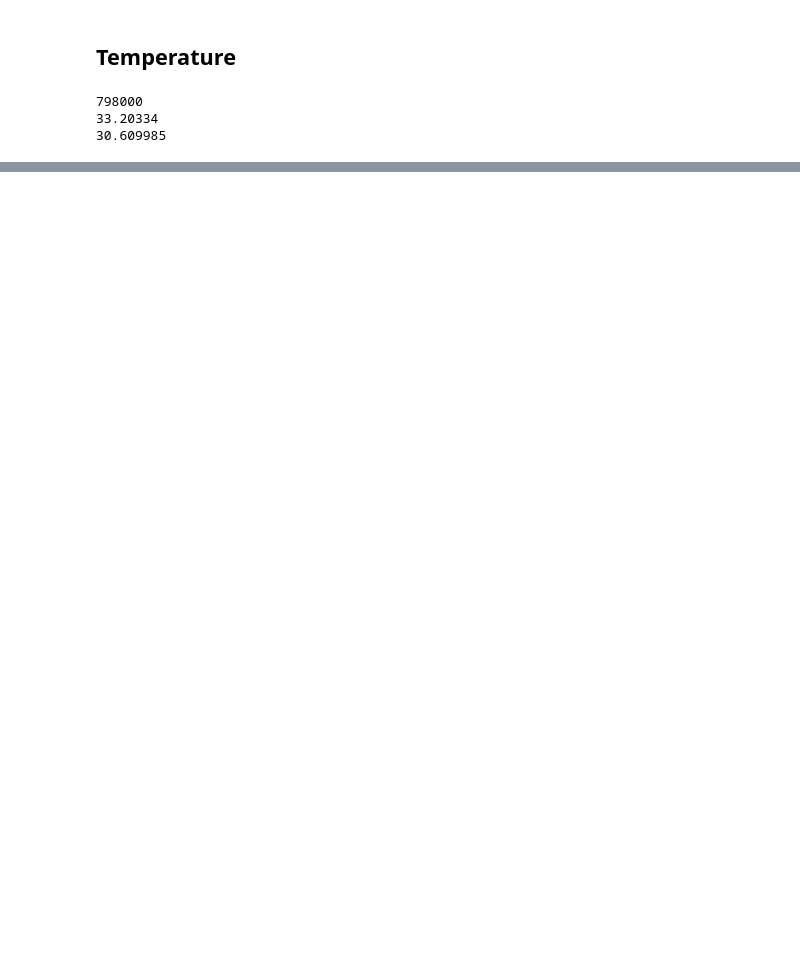
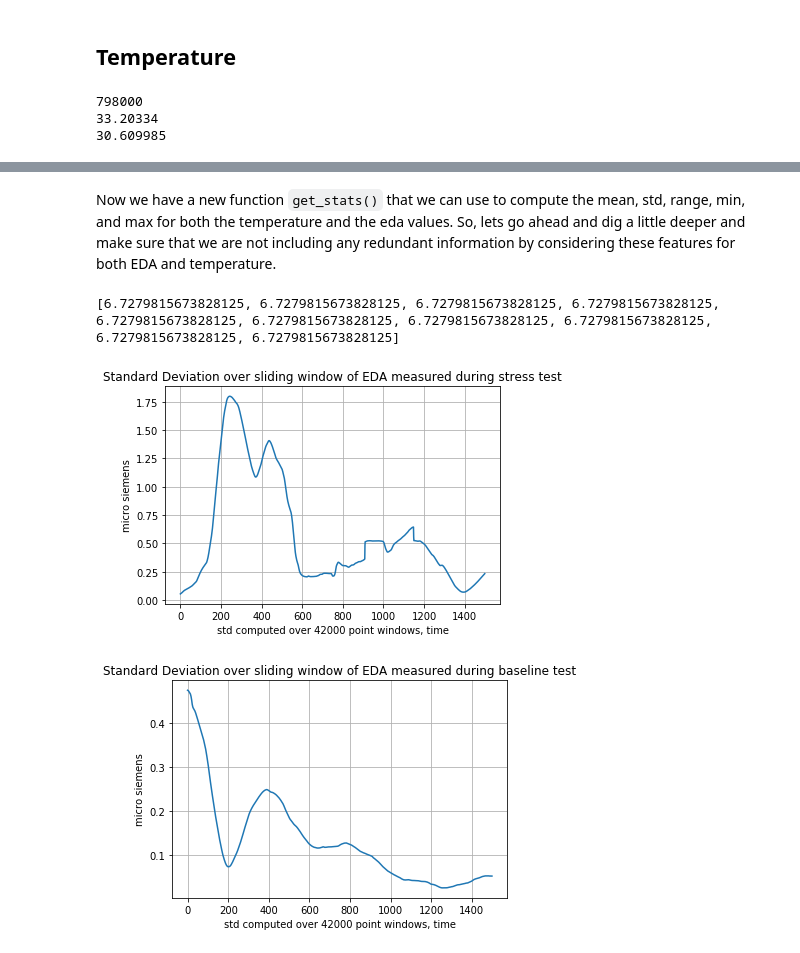
Before and after one commit to BradySheehan/wesad_experiments, a Jupyter notebook: notebooks/features.ipynb, the cells around one changed output, grey strips where cells are left out. Saved outputs shown, nothing was run; the diff lists cells and outputs as text; code cells hidden in the pictures; blank space fills up the shorter version.

Commit message:
Included analysis of features for EDA and TEMP as well as a correction for using a different window shift during the feature calculations

```diff
--- a/notebooks/features.ipynb
+++ b/notebooks/features.ipynb
@@ -83,6 +81,10 @@ Some features of interest for the EDA data are:
 temp = subject_three[0]['Temp']
 acc = subject_three[0]['ACC']
 eda = subject_three[0]['EDA']
+
+temp_stress = subject_three[1]['Temp']
+acc_stress = subject_three[1]['ACC']
+eda_stress = subject_three[1]['EDA']
 # %% [markdown]
 ## Temperature
 # %%
@@ -94,12 +96,13 @@ print(np.amin(temp))
 33.20334
 30.609985
 # %%
-window_size = 3500
+window_size = 42000
+window_shift = 175
 max_temp = []
 min_temp = []
 dynamic_range_temp = []
-for i in range(0,len(temp) - window_size,window_size):
-    window = temp[i:window_size - 1 + i]
+for i in range(0,len(temp) - window_size,window_shift):
+    window = temp[i:window_size + i]
     max_temp.append(np.amax(window))
     min_temp.append(np.amin(window))
     dynamic_range_temp.append(max_temp[-1] - min_temp[-1])
@@ -113,0 +157,9 @@ print(dynamic_range[1:5])
+# %%
+eda_features_stress = data.get_stats(eda_stress, window_size)
+eda_features_base = data.get_stats(eda, window_size)
+# %% [markdown]
+Now we have a new function `get_stats()` that we can use to compute the mean, std, range, min, and max for both the temperature and the eda values. So, lets go ahead and dig a little deeper and make sure that we are not including any redundant information by considering these features for both EDA and temperature.
+# %%
+print(eda_features_stress['min'][0:10])
+# %% [output]
+[6.7279815673828125, 6.7279815673828125, 6.7279815673828125, 6.7279815673828125, 6.7279815673828125, 6.7279815673828125, 6.7279815673828125, 6.7279815673828125, 6.7279815673828125, 6.7279815673828125]
@@ -113,0 +169,21 @@ print(dynamic_range[1:5])
+# %%
+range_to_plot = range(1500)
+fig1, ax1 = plt.subplots()
+ax1.plot(list(range_to_plot), eda_features_stress['std'][0:max(range_to_plot)+1])
+
+ax1.set(xlabel='std computed over 42000 point windows, time', ylabel = 'micro siemens',
+        title = 'Standard Deviation over sliding window of EDA measured during stress test')
+ax1.grid()
+plt.show()
+
+
+fig, ax = plt.subplots()
+ax.plot(list(range_to_plot), eda_features_base['std'][0:max(range_to_plot)+1])
+
+ax.set(xlabel='std computed over 42000 point windows, time', ylabel = 'micro siemens',
+       title = 'Standard Deviation over sliding window of EDA measured during baseline test')
+ax.grid()
+plt.show()
+# %% [output]
+[figure, added]
+[figure, added]
```
Also changed, not shown: parts of 35 cells of this notebook, 1 other file.
